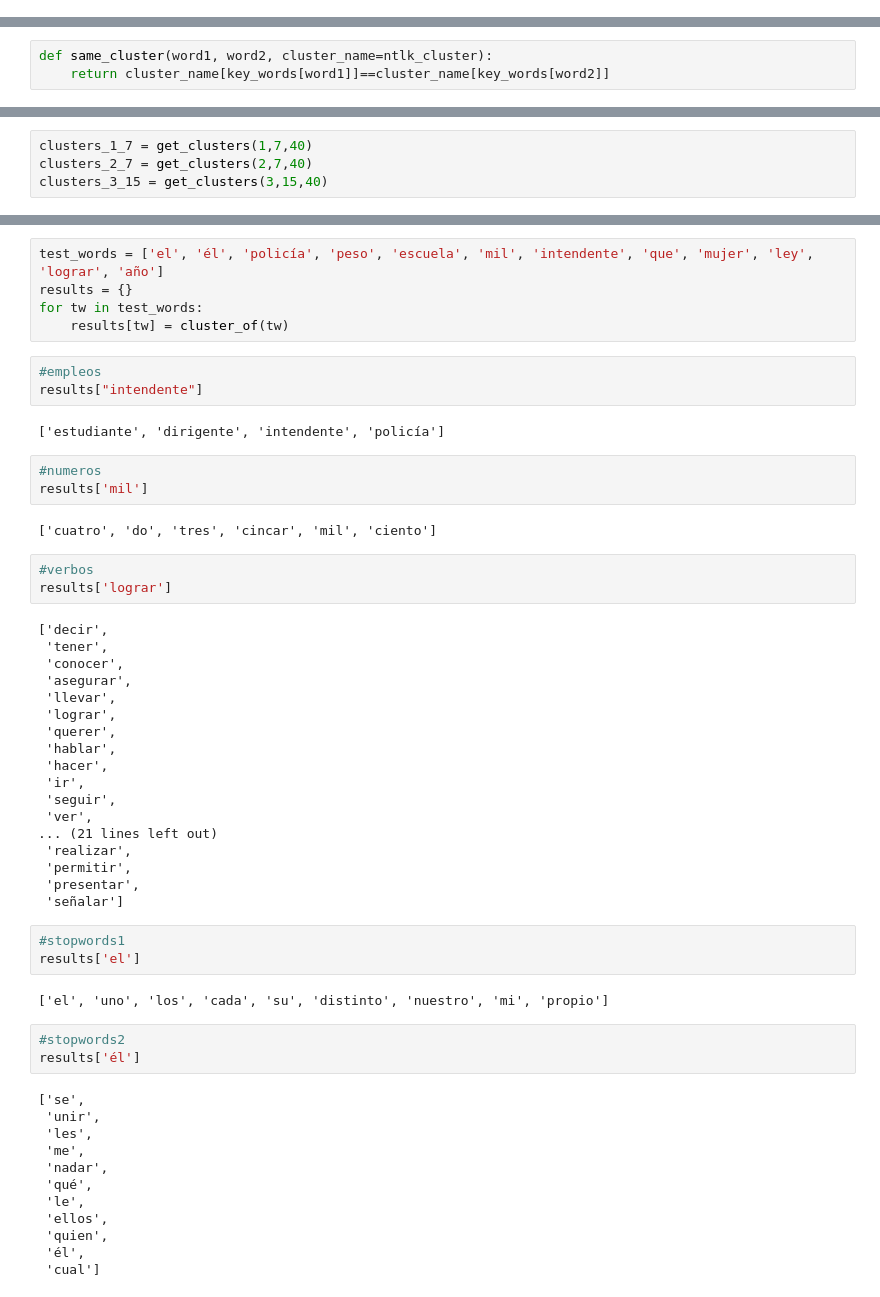
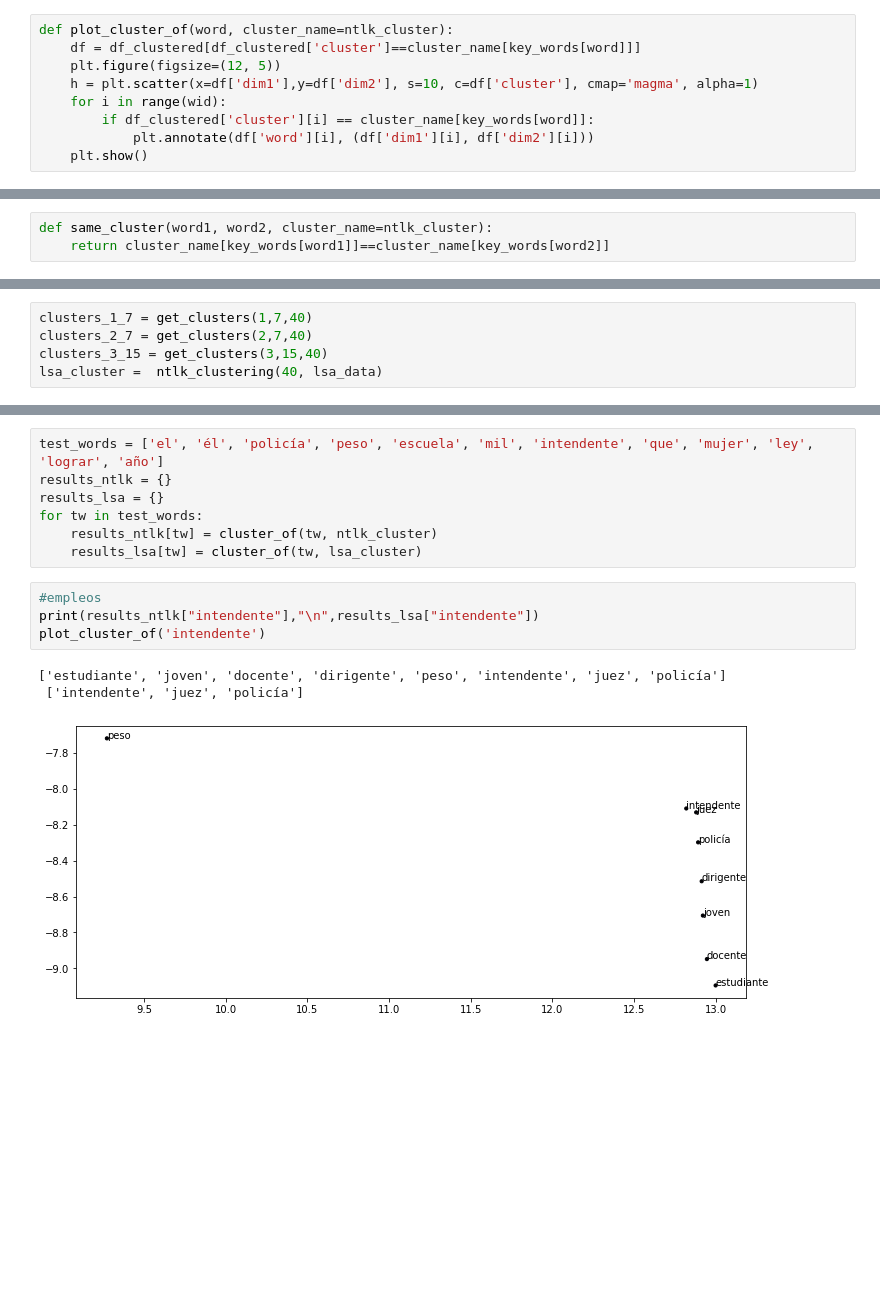
Before and after one commit to NazaGara/clustering-tm, a Jupyter notebook: clustering.ipynb, the cells around one changed output, grey strips where cells are left out. Drawn from its saved outputs; the diff is of its cells as text; blank space fills up the shorter version.

```diff
--- a/clustering.ipynb
+++ b/clustering.ipynb
@@ -325,6 +317,15 @@ plt.show()
 # %% [markdown]
 ---
 ##Resultados
+# %%
+def plot_cluster_of(word, cluster_name=ntlk_cluster):
+    df = df_clustered[df_clustered['cluster']==cluster_name[key_words[word]]]
+    plt.figure(figsize=(12, 5))
+    h = plt.scatter(x=df['dim1'],y=df['dim2'], s=10, c=df['cluster'], cmap='magma', alpha=1)
+    for i in range(wid):
+        if df_clustered['cluster'][i] == cluster_name[key_words[word]]:
+            plt.annotate(df['word'][i], (df['dim1'][i], df['dim2'][i]))
+    plt.show()
 # %%
 def get_clusters(close_w, large_w, k, clustering=ntlk_clustering):
     """
@@ -367,4 +367,5 @@ def same_cluster(word1, word2, cluster_name=ntlk_cluster):
 clusters_1_7 = get_clusters(1,7,40)
 clusters_2_7 = get_clusters(2,7,40)
 clusters_3_15 = get_clusters(3,15,40)
+lsa_cluster =  ntlk_clustering(40, lsa_data)
 # %% [output]
@@ -399,56 +401,15 @@ por & sector: False
 # %%
 test_words = ['el', 'él', 'policía', 'peso', 'escuela', 'mil', 'intendente', 'que', 'mujer', 'ley', 'lograr', 'año']
-results = {}
+results_ntlk = {}
+results_lsa = {}
 for tw in test_words:
-    results[tw] = cluster_of(tw)
+    results_ntlk[tw] = cluster_of(tw, ntlk_cluster)
+    results_lsa[tw] = cluster_of(tw, lsa_cluster)
-# %%
-#empleos
-results["intendente"]
-# %% [output]
-['estudiante', 'dirigente', 'intendente', 'policía']
-# %%
-#numeros
-results['mil']
-# %% [output]
-['cuatro', 'do', 'tres', 'cincar', 'mil', 'ciento']
-# %%
-#verbos
-results['lograr']
-# %% [output]
-['decir',
- 'tener',
- 'conocer',
- 'asegurar',
- 'llevar',
- 'lograr',
- 'querer',
- 'hablar',
- 'hacer',
- 'ir',
- 'seguir',
- 'ver',
-... (21 lines left out)
- 'realizar',
- 'permitir',
- 'presentar',
- 'señalar']
-# %%
-#stopwords1
-results['el']
-# %% [output]
-['el', 'uno', 'los', 'cada', 'su', 'distinto', 'nuestro', 'mi', 'propio']
-# %%
-#stopwords2
-results['él']
-# %% [output]
-['se',
- 'unir',
- 'les',
- 'me',
- 'nadar',
- 'qué',
- 'le',
- 'ellos',
- 'quien',
- 'él',
- 'cual']
+# %%
+#empleos
+print(results_ntlk["intendente"],"\n",results_lsa["intendente"])
+plot_cluster_of('intendente')
+# %% [output]
+['estudiante', 'joven', 'docente', 'dirigente', 'peso', 'intendente', 'juez', 'policía']
+ ['intendente', 'juez', 'policía']
+[figure, added]
```
Also changed, not shown: parts of 21 cells of this notebook, 1 other file.
